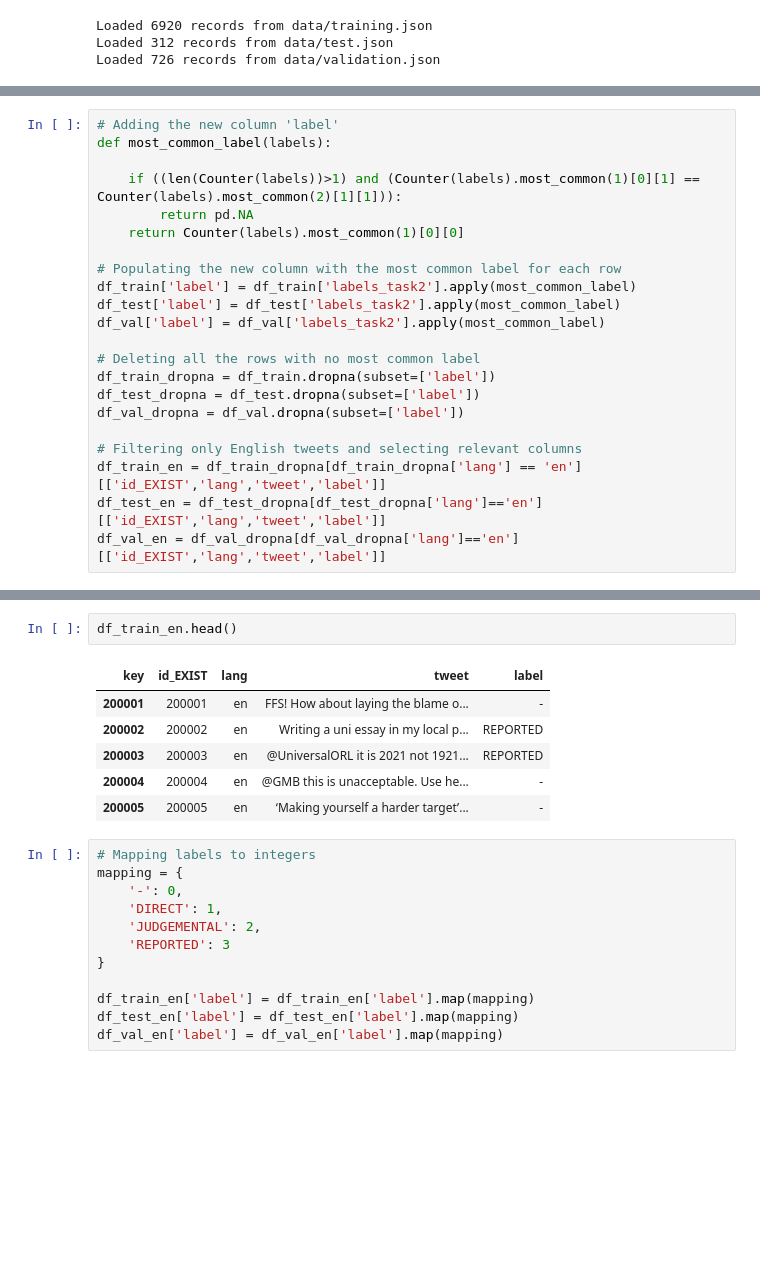
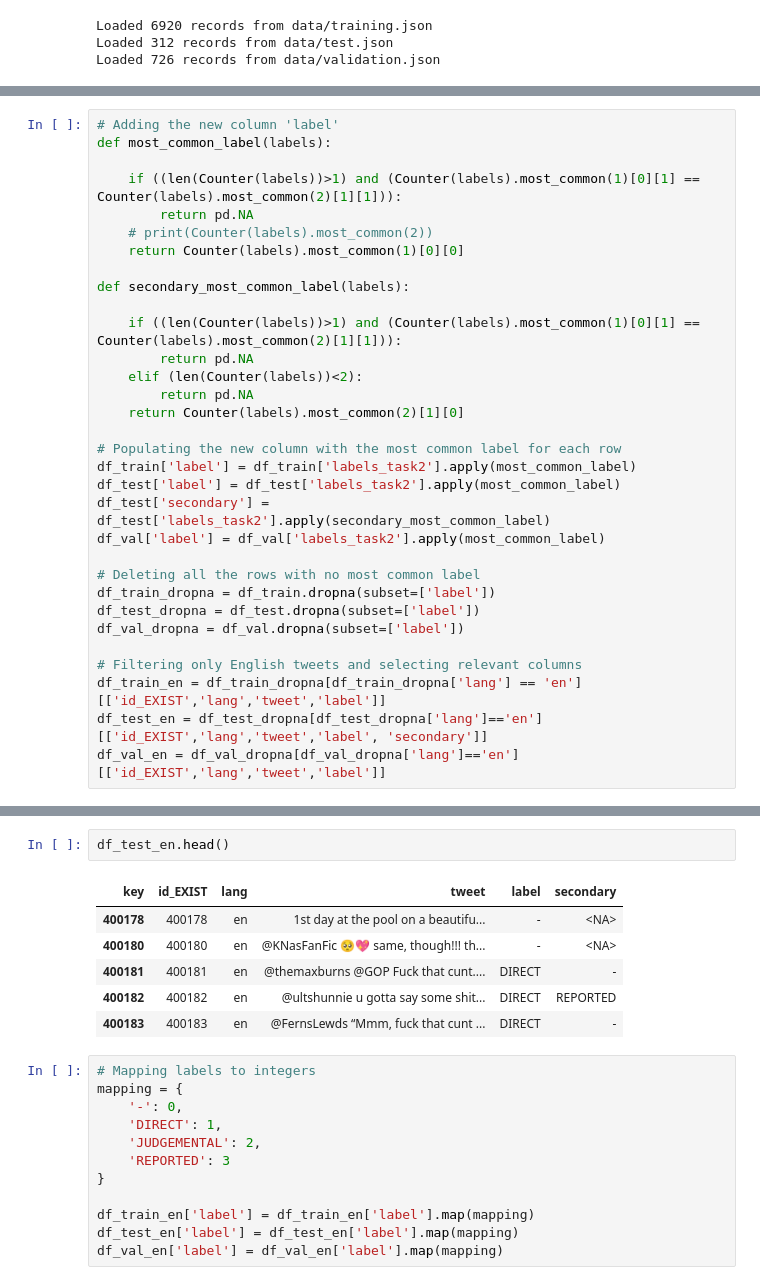
Before and after one commit to antodale/Assignments_NLP_torroni_2025, a Jupyter notebook: Assignment1-2526.ipynb, the cells around one changed output, grey strips where cells are left out. Cells and saved outputs as stored; diff of their text form; blank space fills up the shorter version.

```diff
--- a/Assignment1-2526.ipynb
+++ b/Assignment1-2526.ipynb
@@ -160,11 +160,21 @@ def most_common_label(labels):
 
     if ((len(Counter(labels))>1) and (Counter(labels).most_common(1)[0][1] == Counter(labels).most_common(2)[1][1])):
         return pd.NA
+    # print(Counter(labels).most_common(2))
     return Counter(labels).most_common(1)[0][0]
+
+def secondary_most_common_label(labels):
+
+    if ((len(Counter(labels))>1) and (Counter(labels).most_common(1)[0][1] == Counter(labels).most_common(2)[1][1])):
+        return pd.NA
+    elif (len(Counter(labels))<2):
+        return pd.NA
+    return Counter(labels).most_common(2)[1][0]
 
 # Populating the new column with the most common label for each row
 df_train['label'] = df_train['labels_task2'].apply(most_common_label)
 df_test['label'] = df_test['labels_task2'].apply(most_common_label)
+df_test['secondary'] = df_test['labels_task2'].apply(secondary_most_common_label)
 df_val['label'] = df_val['labels_task2'].apply(most_common_label)
 
 # Deleting all the rows with no most common label
@@ -174,5 +184,5 @@ df_val_dropna = df_val.dropna(subset=['label'])
 
 # Filtering only English tweets and selecting relevant columns
 df_train_en = df_train_dropna[df_train_dropna['lang'] == 'en'][['id_EXIST','lang','tweet','label']]
-df_test_en = df_test_dropna[df_test_dropna['lang']=='en'][['id_EXIST','lang','tweet','label']]
+df_test_en = df_test_dropna[df_test_dropna['lang']=='en'][['id_EXIST','lang','tweet','label', 'secondary']]
 df_val_en = df_val_dropna[df_val_dropna['lang']=='en'][['id_EXIST','lang','tweet','label']]
@@ -179,12 +207,12 @@ df_val_en = df_val_dropna[df_val_dropna['lang']=='en'][['id_EXIST','lang','tweet
 # %%
-df_train_en.head()
+df_test_en.head()
 # %% [output]
-| key | id_EXIST | lang | tweet | label |
-| 200001 | 200001 | en | FFS! How about laying the blame o... | - |
-| 200002 | 200002 | en | Writing a uni essay in my local p... | REPORTED |
-| 200003 | 200003 | en | @UniversalORL it is 2021 not 1921... | REPORTED |
-| 200004 | 200004 | en | @GMB this is unacceptable. Use he... | - |
-| 200005 | 200005 | en | ‘Making yourself a harder target’... | - |
+| key | id_EXIST | lang | tweet | label | secondary |
+| 400178 | 400178 | en | 1st day at the pool on a beautifu... | - | <NA> |
+| 400180 | 400180 | en | @KNasFanFic 🥺💖 same, though!!! th... | - | <NA> |
+| 400181 | 400181 | en | @themaxburns @GOP Fuck that cunt.... | DIRECT | - |
+| 400182 | 400182 | en | @ultshunnie u gotta say some shit... | DIRECT | REPORTED |
+| 400183 | 400183 | en | @FernsLewds “Mmm, fuck that cunt ... | DIRECT | - |
 # %%
 # Mapping labels to integers
 mapping = {
```
Also changed, not shown: parts of 33 cells of this notebook.
